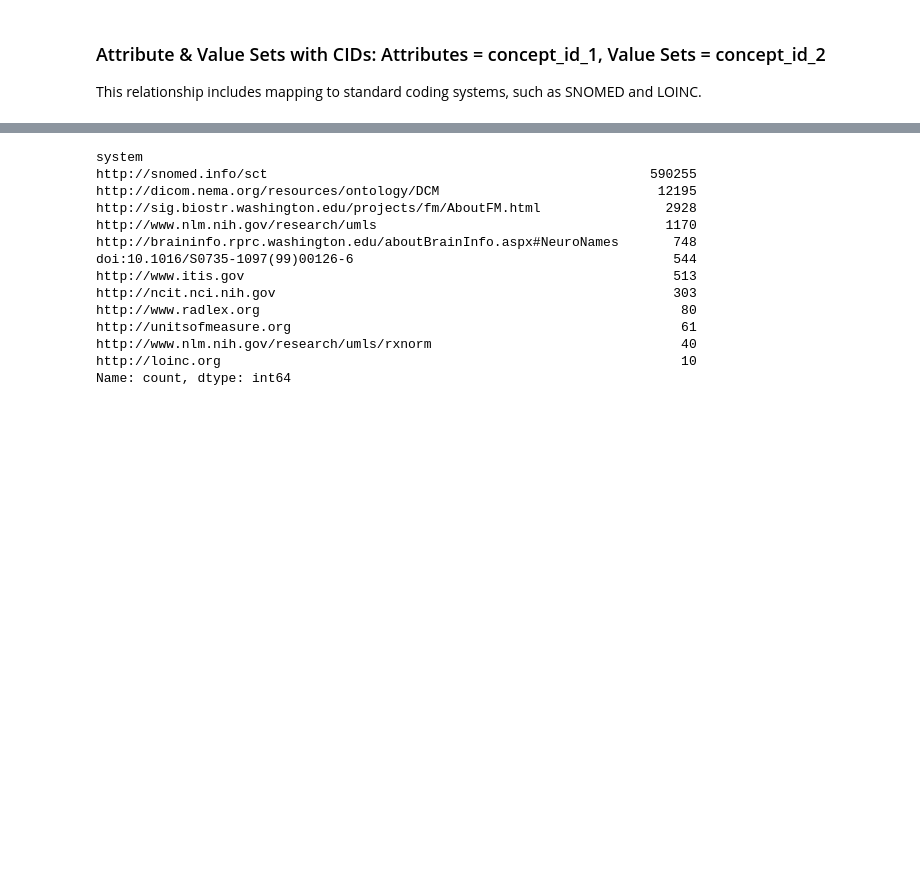
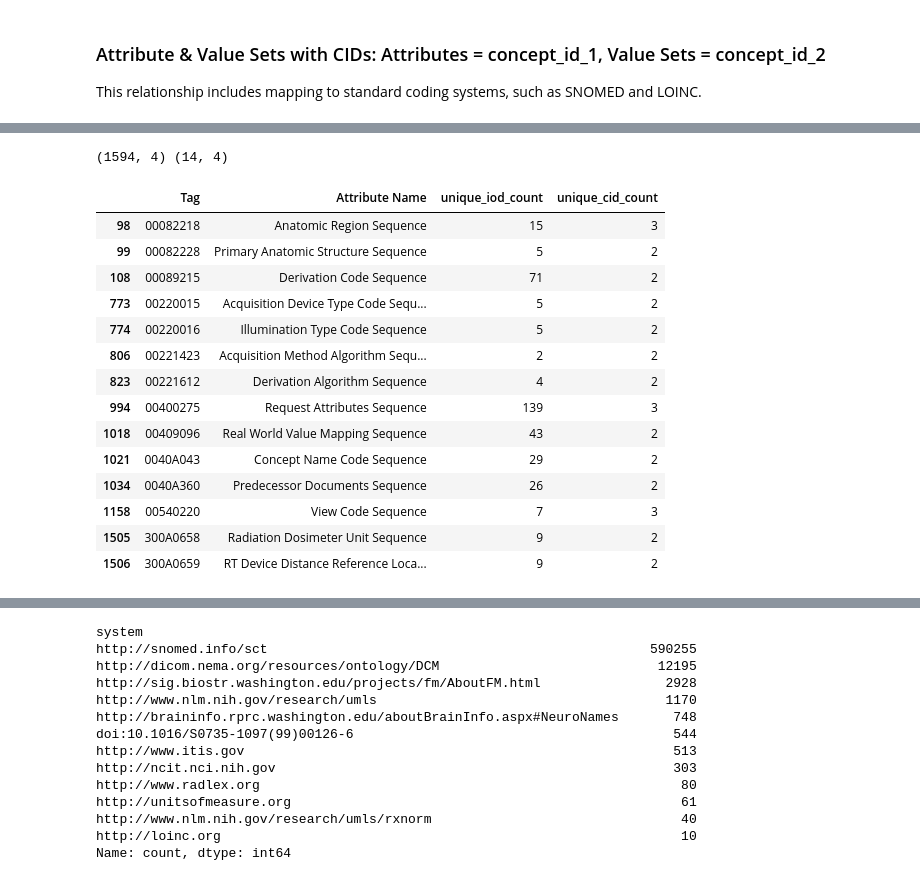
Before and after one commit to paulnagy/DICOM2OMOP, a Jupyter notebook: dicom_to_omop/dicom_to_omop_vocab.ipynb, the cells around one changed output, grey strips where cells are left out. Drawn from its saved outputs; the diff is of its cells as text; code cells hidden in the pictures; blank space fills up the shorter version.

```diff
--- a/dicom_to_omop/dicom_to_omop_vocab.ipynb
+++ b/dicom_to_omop/dicom_to_omop_vocab.ipynb
@@ -482,6 +628,30 @@ part3_cid_val.head()
 | 2 | Computed Radiography Image IOD Mo... | Patient | Ethnic Group Code Sequence | 00102161 | 6099 | 2128000118 | 413581001 | http://snomed.info/sct |
 | 3 | Computed Radiography Image IOD Mo... | Patient | Ethnic Group Code Sequence | 00102161 | 6099 | 2128000118 | 413773004 | http://snomed.info/sct |
 | 4 | Computed Radiography Image IOD Mo... | Patient | Ethnic Group Code Sequence | 00102161 | 6099 | 2128000118 | 413600007 | http://snomed.info/sct |
+# %%
+part3_tag_agg = part3.groupby(['Tag', 'Attribute Name']).agg(
+    unique_iod_count = ('iod', 'nunique'),
+    unique_cid_count = ('CID', 'nunique')
+    ).reset_index()
+print(part3_tag_agg.shape, part3_tag_agg[part3_tag_agg['unique_cid_count']>1].shape)
+part3_tag_agg[part3_tag_agg['unique_cid_count']>1]
+# %% [output]
+(1594, 4) (14, 4)
+|  | Tag | Attribute Name | unique_iod_count | unique_cid_count |
+| 98 | 00082218 | Anatomic Region Sequence | 15 | 3 |
+| 99 | 00082228 | Primary Anatomic Structure Sequence | 5 | 2 |
+| 108 | 00089215 | Derivation Code Sequence | 71 | 2 |
+| 773 | 00220015 | Acquisition Device Type Code Sequ... | 5 | 2 |
+| 774 | 00220016 | Illumination Type Code Sequence | 5 | 2 |
+| 806 | 00221423 | Acquisition Method Algorithm Sequ... | 2 | 2 |
+| 823 | 00221612 | Derivation Algorithm Sequence | 4 | 2 |
+| 994 | 00400275 | Request Attributes Sequence | 139 | 3 |
+| 1018 | 00409096 | Real World Value Mapping Sequence | 43 | 2 |
+| 1021 | 0040A043 | Concept Name Code Sequence | 29 | 2 |
+| 1034 | 0040A360 | Predecessor Documents Sequence | 26 | 2 |
+| 1158 | 00540220 | View Code Sequence | 7 | 3 |
+| 1505 | 300A0658 | Radiation Dosimeter Unit Sequence | 9 | 2 |
+| 1506 | 300A0659 | RT Device Distance Reference Loca... | 9 | 2 |
 # %%
 part3_cid_val.shape
 # %% [output]
```
Also changed, not shown: parts of 56 cells of this notebook, 8 other files.
